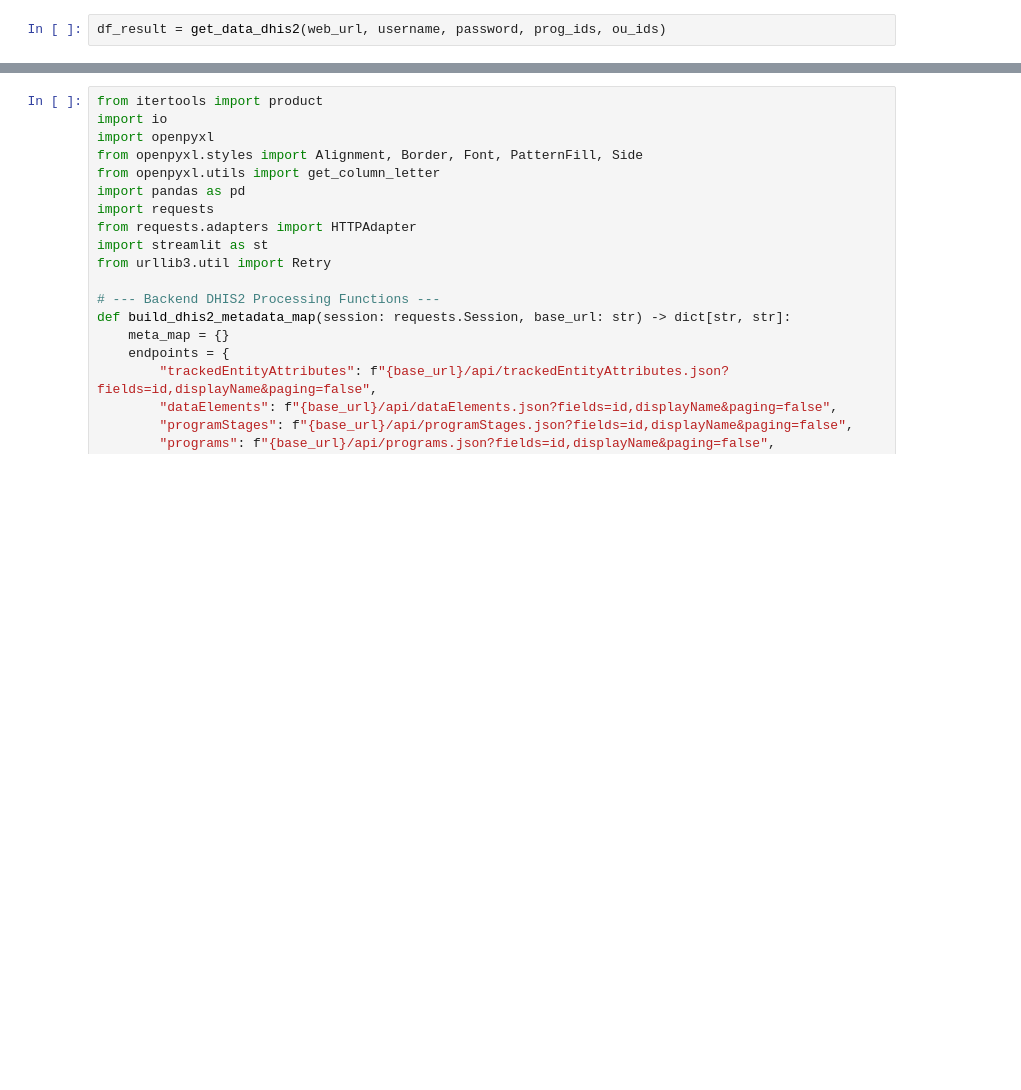
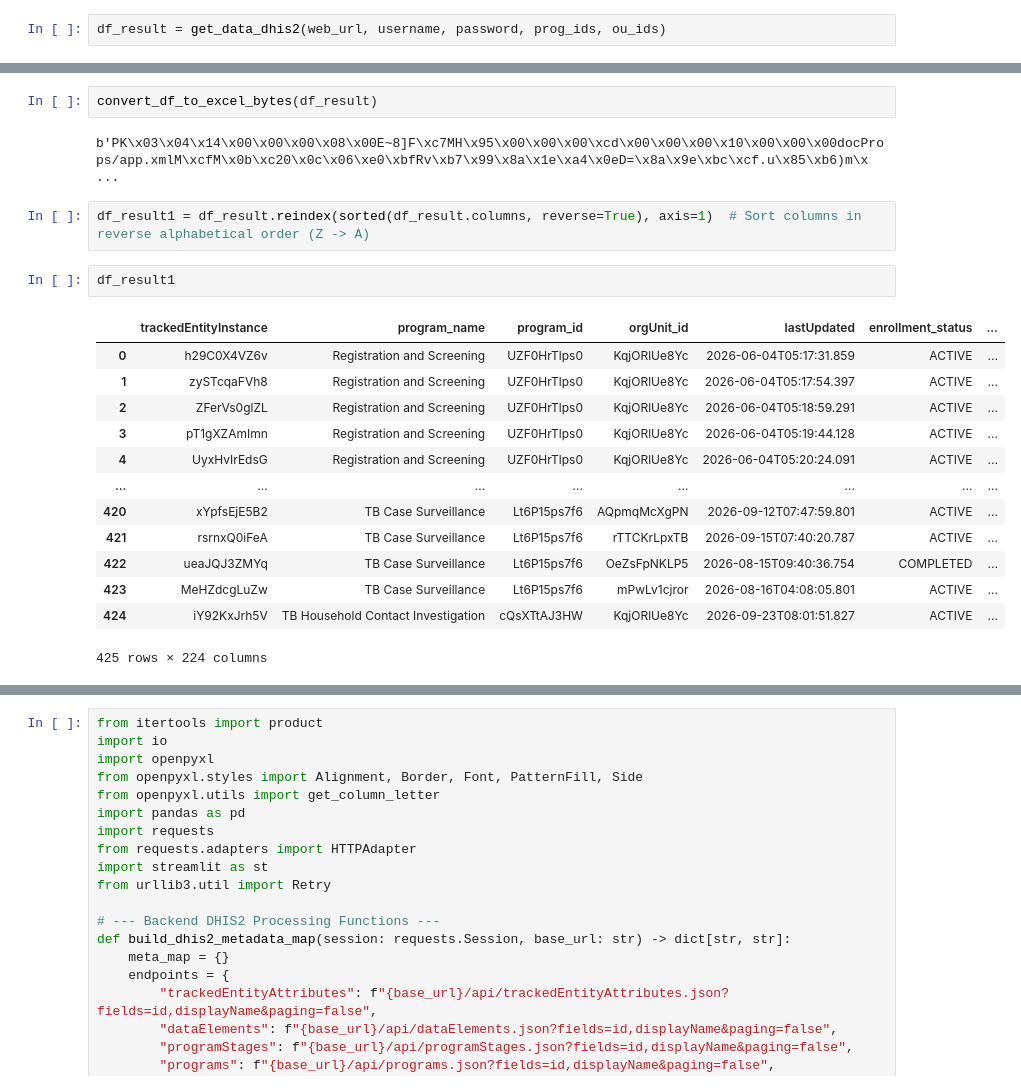
Before and after one commit to toepyaesone/StreamlitDhis, a Jupyter notebook: TESTING.ipynb, the cells around one changed output, grey strips where cells are left out. Cells and saved outputs as stored; diff of their text form; blank space fills up the shorter version.

```diff
--- a/TESTING.ipynb
+++ b/TESTING.ipynb
@@ -206,0 +316,22 @@ df_result
+# %%
+convert_df_to_excel_bytes(df_result)
+# %% [output]
+b'PK\x03\x04\x14\x00\x00\x00\x08\x00E~8]F\xc7MH\x95\x00\x00\x00\xcd\x00\x00\x00\x10\x00\x00\x00docProps/app.xmlM\xcfM\x0b\xc20\x0c\x06\xe0\xbfRv\xb7\x99\x8a\x1e\xa4\x0eD=\x8a\x9e\xbc\xcf.u\x85\xb6)m\x ...
+# %%
+df_result1 = df_result.reindex(sorted(df_result.columns, reverse=True), axis=1)  # Sort columns in reverse alphabetical order (Z -> A)
+# %%
+df_result1
+# %% [output]
+|  | trackedEntityInstance | program_name | program_id | orgUnit_id | lastUpdated | enrollment_status | ... |
+| 0 | h29C0X4VZ6v | Registration and Screening | UZF0HrTlps0 | KqjORlUe8Yc | 2026-06-04T05:17:31.859 | ACTIVE | ... |
+| 1 | zySTcqaFVh8 | Registration and Screening | UZF0HrTlps0 | KqjORlUe8Yc | 2026-06-04T05:17:54.397 | ACTIVE | ... |
+| 2 | ZFerVs0glZL | Registration and Screening | UZF0HrTlps0 | KqjORlUe8Yc | 2026-06-04T05:18:59.291 | ACTIVE | ... |
+| 3 | pT1gXZAmImn | Registration and Screening | UZF0HrTlps0 | KqjORlUe8Yc | 2026-06-04T05:19:44.128 | ACTIVE | ... |
+| 4 | UyxHvIrEdsG | Registration and Screening | UZF0HrTlps0 | KqjORlUe8Yc | 2026-06-04T05:20:24.091 | ACTIVE | ... |
+| ... | ... | ... | ... | ... | ... | ... | ... |
+| 420 | xYpfsEjE5B2 | TB Case Surveillance | Lt6P15ps7f6 | AQpmqMcXgPN | 2026-09-12T07:47:59.801 | ACTIVE | ... |
+| 421 | rsrnxQ0iFeA | TB Case Surveillance | Lt6P15ps7f6 | rTTCKrLpxTB | 2026-09-15T07:40:20.787 | ACTIVE | ... |
+| 422 | ueaJQJ3ZMYq | TB Case Surveillance | Lt6P15ps7f6 | OeZsFpNKLP5 | 2026-08-15T09:40:36.754 | COMPLETED | ... |
+| 423 | MeHZdcgLuZw | TB Case Surveillance | Lt6P15ps7f6 | mPwLv1cjror | 2026-08-16T04:08:05.801 | ACTIVE | ... |
+| 424 | iY92KxJrh5V | TB Household Contact Investigation | cQsXTtAJ3HW | KqjORlUe8Yc | 2026-09-23T08:01:51.827 | ACTIVE | ... |
+425 rows × 224 columns
```
Also changed, not shown: parts of 7 cells of this notebook.
